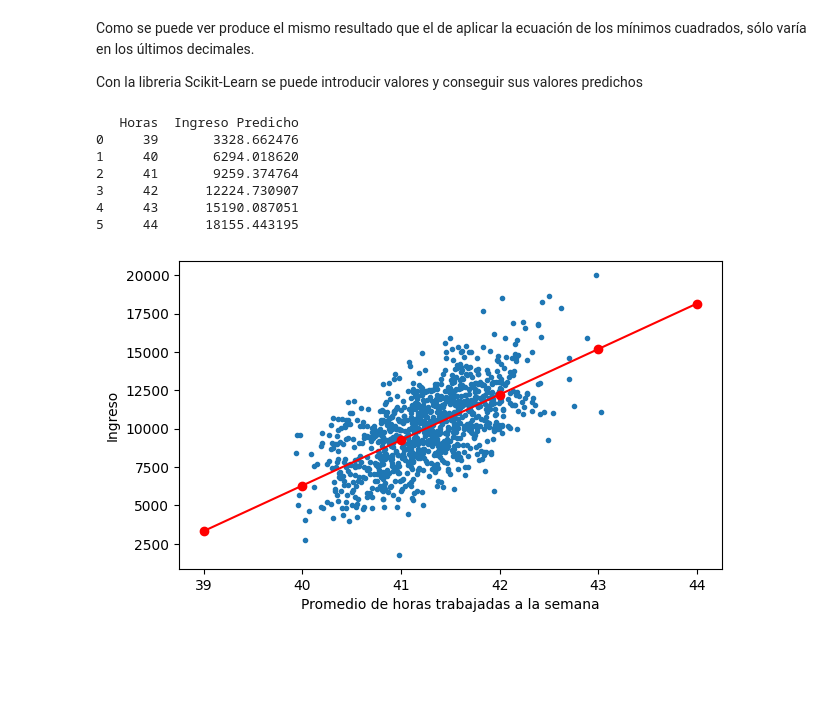
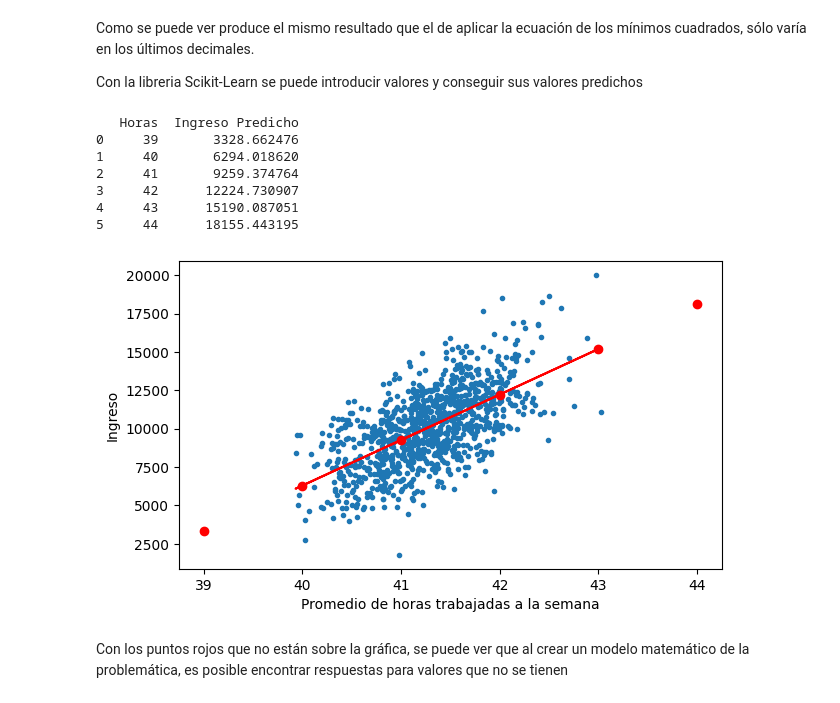
Before and after one commit to jrguignan/Regresion_Lineal_Simple-Multiple, a Jupyter notebook: regresion_lineal_simple.ipynb, the cells around one changed output. Drawn from its saved outputs; the diff is of its cells as text; code cells hidden in the pictures; blank space fills up the shorter version.

```diff
--- a/regresion_lineal_simple.ipynb
+++ b/regresion_lineal_simple.ipynb
@@ -107,32 +107,34 @@ salida = modelo.predict(entrada)
 
 #Para presentar la prediccion de mejor manera en un dataframe
 horas_=[]
 ingreso_=[]
 for i in range(0,len(entrada)):
     horas_.append(entrada[i][0])
     ingreso_.append(salida[i][0])
 
 df = pd.DataFrame({"Horas":horas_, "Ingreso Predicho":ingreso_})
 print(df)
 
 #Grafica
 plt.figure(figsize=(7, 4))
 
 #Grafica de todos los datos
 plt.ylabel("Ingreso")
 plt.xlabel("Promedio de horas trabajadas a la semana")
 plt.scatter(ingreso["horas"], ingreso["ingreso"],  marker=".")
 
 #Grafica del arreglo predicho
 plt.scatter(entrada,salida, marker="o", color="red")
-plt.plot(entrada,salida,color="red")
+plt.plot(x,yp,color="red")
 plt.show()
 # %% [output]
    Horas  Ingreso Predicho
 0     39       3328.662476
 1     40       6294.018620
 2     41       9259.374764
 3     42      12224.730907
 4     43      15190.087051
 5     44      18155.443195
-[figure, old version]
+[figure, new version]
+# %% [markdown]
+Con los puntos rojos que no están sobre la gráfica, se puede ver que al crear un modelo matemático de la problemática, es posible encontrar respuestas para valores que no se tienen
```
Also changed, not shown: 1 other file.
